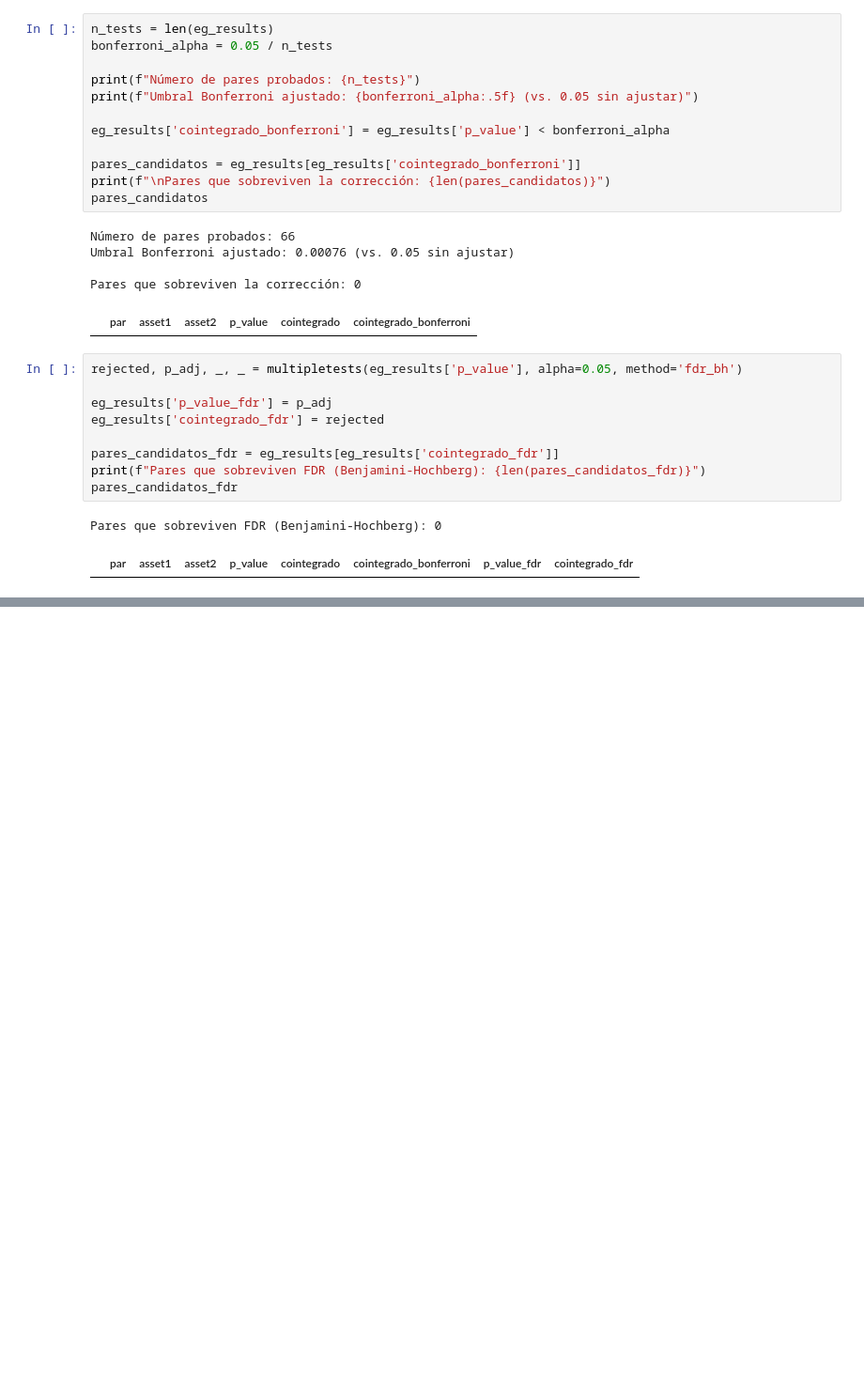
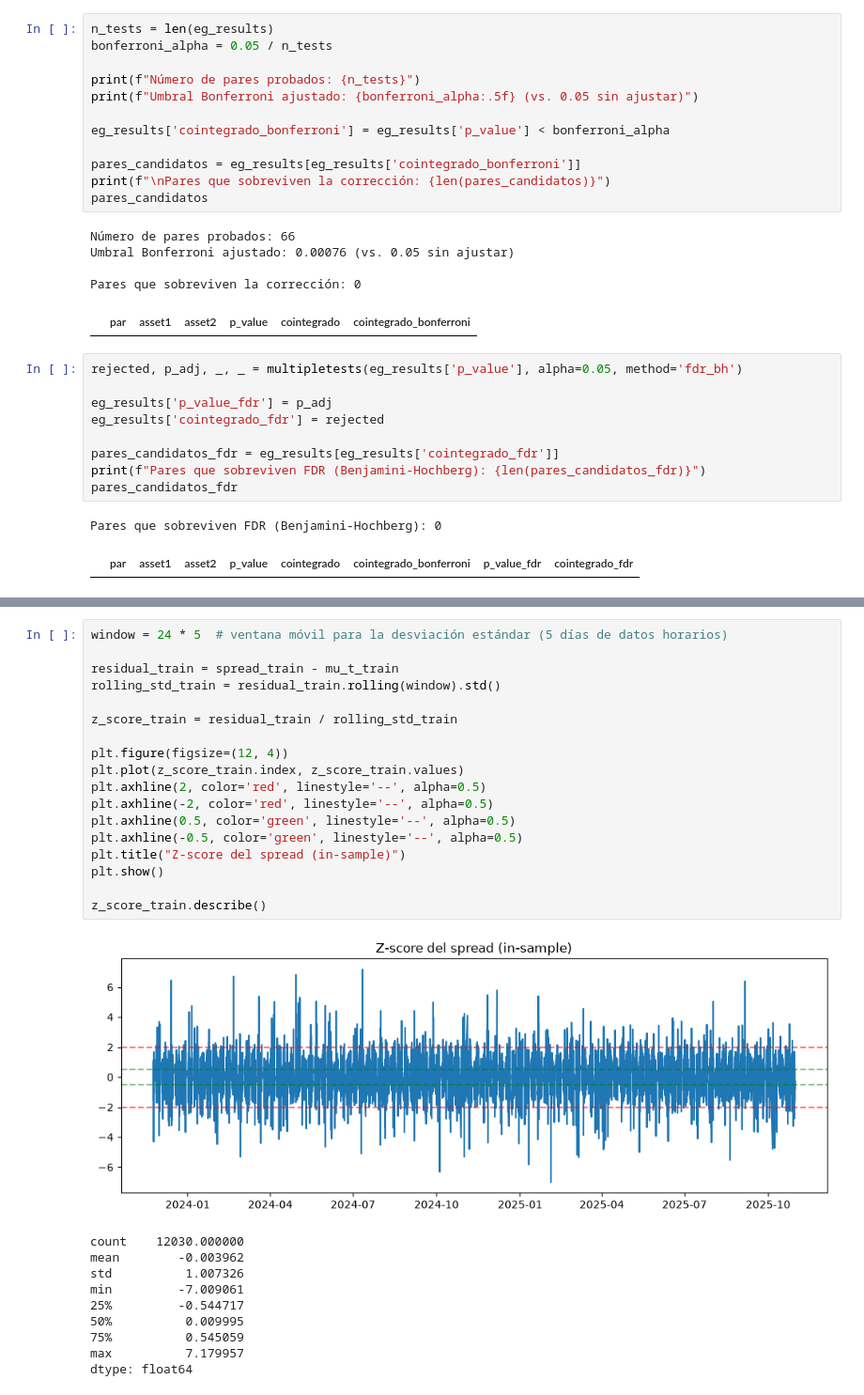
Before and after one commit to SamuOropeza/Investigacion_PCNM, a Jupyter notebook: main.ipynb, the cells around one changed output, grey strips where cells are left out. Shown at 94% size. Saved outputs shown, nothing was run; the diff lists cells and outputs as text; blank space fills up the shorter version.

```diff
--- a/main.ipynb
+++ b/main.ipynb
@@ -206,0 +365,29 @@ Pares que sobreviven FDR (Benjamini-Hochberg): 0
+# %%
+window = 24 * 5  # ventana móvil para la desviación estándar (5 días de datos horarios)
+
+residual_train = spread_train - mu_t_train
+rolling_std_train = residual_train.rolling(window).std()
+
+z_score_train = residual_train / rolling_std_train
+
+plt.figure(figsize=(12, 4))
+plt.plot(z_score_train.index, z_score_train.values)
+plt.axhline(2, color='red', linestyle='--', alpha=0.5)
+plt.axhline(-2, color='red', linestyle='--', alpha=0.5)
+plt.axhline(0.5, color='green', linestyle='--', alpha=0.5)
+plt.axhline(-0.5, color='green', linestyle='--', alpha=0.5)
+plt.title("Z-score del spread (in-sample)")
+plt.show()
+
+z_score_train.describe()
+# %% [output]
+[figure, added]
+count    12030.000000
+mean        -0.003962
+std          1.007326
+min         -7.009061
+25%         -0.544717
+50%          0.009995
+75%          0.545059
+max          7.179957
+dtype: float64
```
Also changed, not shown: parts of 15 cells of this notebook.
